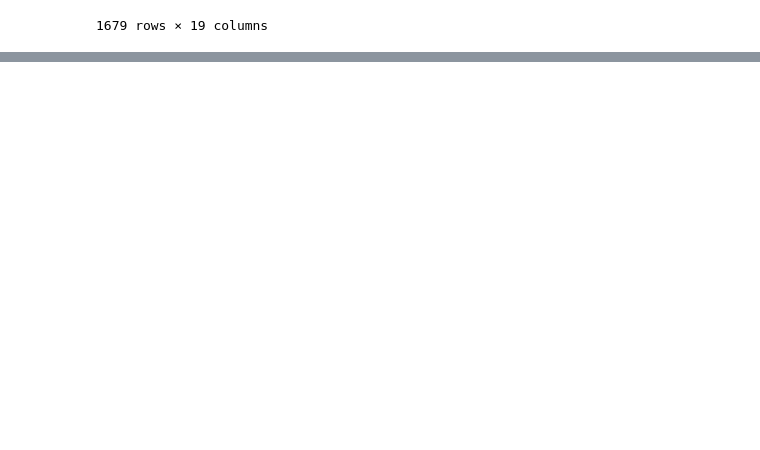
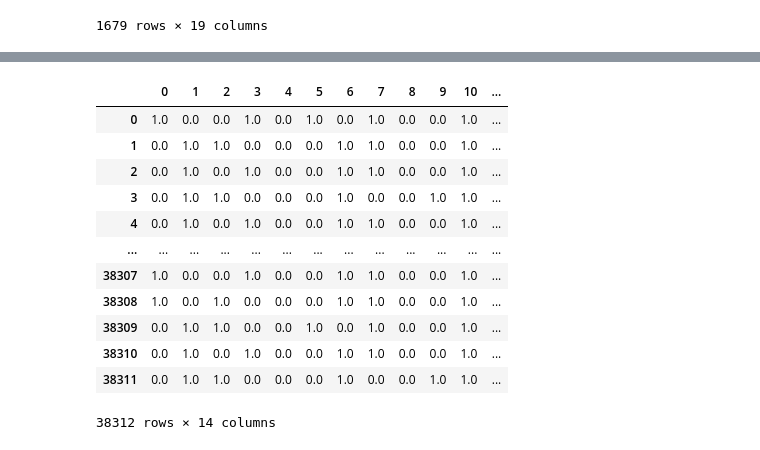
Before and after one commit to tizycki/intercampusai2019, a Jupyter notebook: data_exploration.ipynb, the cells around one changed output, grey strips where cells are left out. Cells and saved outputs as stored; diff of their text form; code cells hidden in the pictures; blank space fills up the shorter version.

Commit message:
Add data exploration and preprocessing parameters

```diff
--- a/data_exploration.ipynb
+++ b/data_exploration.ipynb
@@ -49,0 +155,34 @@ dtype: int64
+# %%
+bin_transformer = Pipeline(steps=[('imputer', SimpleImputer(strategy='constant', fill_value='unknown')),
+                                  ('one-hot', OneHotEncoder(handle_unknown='ignore'))
+                                 ]
+                          )
+
+preprocessor = ColumnTransformer(
+    transformers=[
+        ('bin', bin_transformer, binary_encoding_cols)
+    ]
+)
+
+clf = Pipeline(
+    steps=[
+        ('preprocessor', preprocessor)
+    ]
+)
+
+test = clf.fit_transform(df_train)
+pd.DataFrame(test)
+# %% [output]
+|  | 0 | 1 | 2 | 3 | 4 | 5 | 6 | 7 | 8 | 9 | 10 | ... |
+| 0 | 1.0 | 0.0 | 0.0 | 1.0 | 0.0 | 1.0 | 0.0 | 1.0 | 0.0 | 0.0 | 1.0 | ... |
+| 1 | 0.0 | 1.0 | 1.0 | 0.0 | 0.0 | 0.0 | 1.0 | 1.0 | 0.0 | 0.0 | 1.0 | ... |
+| 2 | 0.0 | 1.0 | 0.0 | 1.0 | 0.0 | 0.0 | 1.0 | 1.0 | 0.0 | 0.0 | 1.0 | ... |
+| 3 | 0.0 | 1.0 | 1.0 | 0.0 | 0.0 | 0.0 | 1.0 | 0.0 | 0.0 | 1.0 | 1.0 | ... |
+| 4 | 0.0 | 1.0 | 0.0 | 1.0 | 0.0 | 0.0 | 1.0 | 1.0 | 0.0 | 0.0 | 1.0 | ... |
+| ... | ... | ... | ... | ... | ... | ... | ... | ... | ... | ... | ... | ... |
+| 38307 | 1.0 | 0.0 | 0.0 | 1.0 | 0.0 | 0.0 | 1.0 | 1.0 | 0.0 | 0.0 | 1.0 | ... |
+| 38308 | 1.0 | 0.0 | 1.0 | 0.0 | 0.0 | 0.0 | 1.0 | 1.0 | 0.0 | 0.0 | 1.0 | ... |
+| 38309 | 0.0 | 1.0 | 1.0 | 0.0 | 0.0 | 1.0 | 0.0 | 1.0 | 0.0 | 0.0 | 1.0 | ... |
+| 38310 | 0.0 | 1.0 | 0.0 | 1.0 | 0.0 | 0.0 | 1.0 | 1.0 | 0.0 | 0.0 | 1.0 | ... |
+| 38311 | 0.0 | 1.0 | 1.0 | 0.0 | 0.0 | 0.0 | 1.0 | 0.0 | 0.0 | 1.0 | 1.0 | ... |
+38312 rows × 14 columns
```
Also changed, not shown: parts of 7 cells of this notebook.
